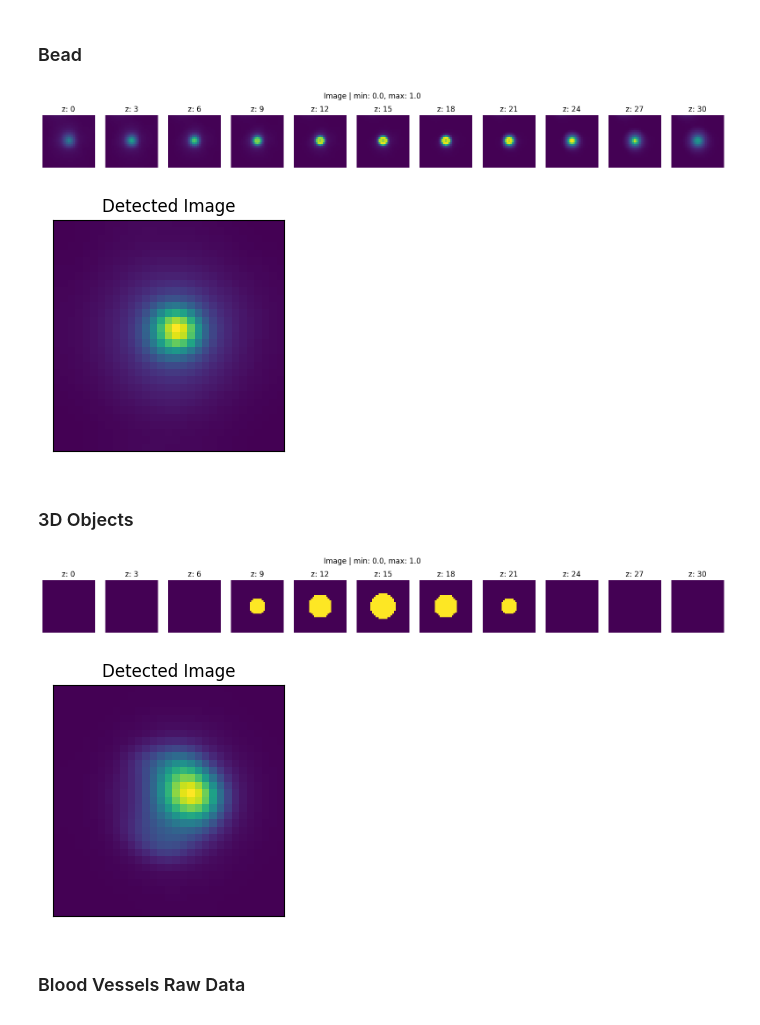
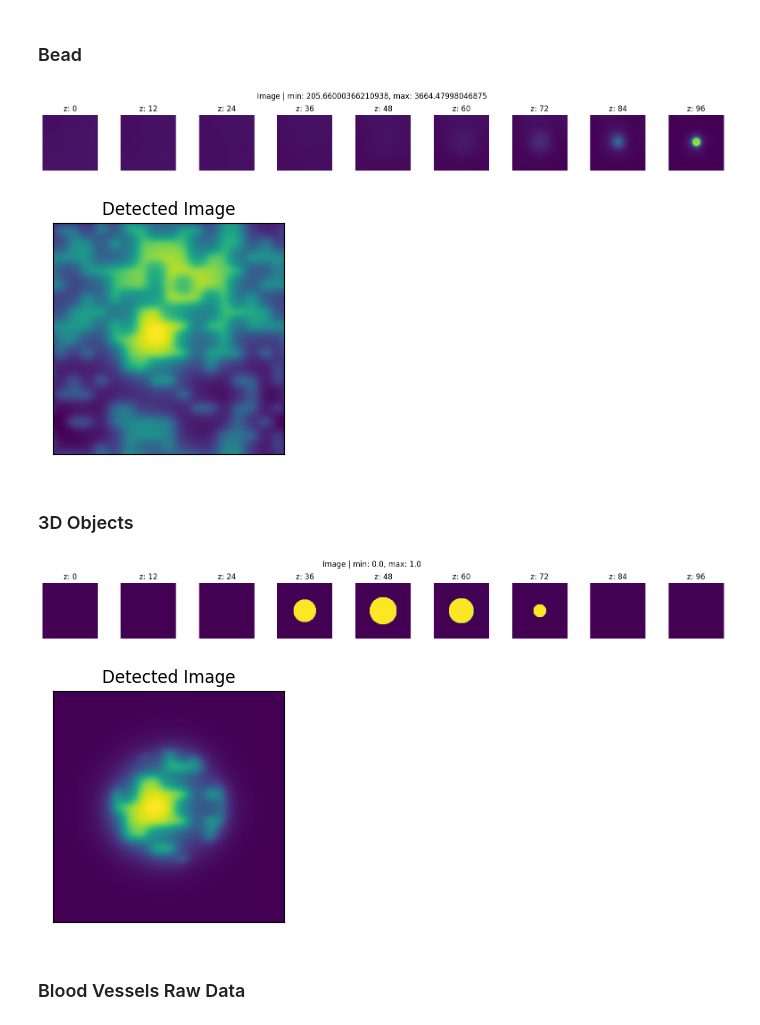
Before and after one commit to sanjith1999/FRIS, a Jupyter notebook: forward_model/forward_model.ipynb, the cells around one changed output. Drawn from its saved outputs; the diff is of its cells as text; code cells hidden in the pictures.

```diff
--- a/forward_model/forward_model.ipynb
+++ b/forward_model/forward_model.ipynb
@@ -192,7 +192,7 @@ Rindex= 1.518
 lambda_= 532.0/ 1000 #um
 dx= 0.1 #um
 
-Nx,Ny,Nz = 31,31,31
+Nx,Ny,Nz = 101,101,101
 device= torch.device('cuda' if torch.cuda.is_available() else 'cpu')
 # %%
 # INITIALIZATION
@@ -218,20 +218,15 @@ def forward_model(X, ht_2D,verbose = 0):
     H1 = conv_3D(exPSF_3D, ht_3D)
     H2 = (H1.abs()**2).sum(dim= 0)
 
-    # Normalize The Image
-    min_val = torch.min(X)                              # mean = torch.mean(X)
-    max_val = torch.max(X)                              # std = torch.std(X)
-    nor_X = (X - min_val) / (max_val - min_val)         # nor_X = (X - mean) / std
-
     # OPERATIONS
-    H3 = nor_X * H2
+    H3 = X * H2
     Y = conv_3D(emPSF_3D, H3).abs()[0]
     det_Y = Y[round(Nz/2),:,:]
 
     # Excitation Pattern Convolved with Coherent PSF : H2
     coherent_out = H2.detach().cpu().numpy()
     # Normalized Image : X
-    I = nor_X[0].detach().cpu().numpy()
+    I = X[0].detach().cpu().numpy()
 
     # Image at Camera: Y
     R = Y.detach().cpu().numpy()
@@ -252,7 +247,7 @@ def forward_model(X, ht_2D,verbose = 0):
 
     return det_Y
 # %%
-patch_size= min(Nx,Ny)//20
+patch_size= max(min(Nx,Ny)//20,1)
 Ht_2D= (torch.randn(Nx//patch_size, Ny//patch_size)>0).float()
 Ht_2D = Ht_2D.repeat_interleave(patch_size+1, dim= 0).repeat_interleave(patch_size+1, dim= 1)[:Nx, :Ny]
 show_image(Ht_2D, "Excitation Pattern",fig_size = (5,5))
@@ -278,40 +273,40 @@ for slice_index in range(low_l,up_l):
     # Store the image data in the tensor
     X[0,slice_index-low_l, :, :] = r_image
 
-_=forward_model(X,Ht_2D, 2)
+_=forward_model(X,Ht_2D,2)
 # %% [output]
-[figure, old version]
+[figure, new version]
-[figure, old version]
+[figure, new version]
 # %% [markdown]
 ### 3D Objects
 # %%
 # Create a grid of points in the 3D tensor space
-x = torch.linspace(-1, 1, Ny)
-y = torch.linspace(-1, 1, Nx)
+x = torch.linspace(-1, 1, Nx)
+y = torch.linspace(-1, 1, Ny)
 z = torch.linspace(-1, 1, Nz)
 
 # Create a meshgrid from the points
-x, y, z = torch.meshgrid(x, y, z)
+x, y, z = torch.meshgrid(z,x,y)
 
 # Define the center and radius of the sphere
 center = torch.tensor([0.0, 0.0, 0.0])
 radius = 0.5
 
 # Calculate the distance from each point in the grid to the center
 distance = torch.sqrt((x - center[0])**2 + (y - center[1])**2 + (z - center[2])**2)
 
 # Create a mask to identify points inside the sphere
 inside_sphere = distance <= radius
 inside_sphere = inside_sphere.unsqueeze(0)
 # Initialize a 3D tensor with zeros and set the values inside the sphere to white (1.0)
 spherical_object = torch.zeros(1,Nz, Nx, Ny).float().to(device)
 spherical_object[inside_sphere] = 1.0
 
 
-_=forward_model(spherical_object,Ht_2D, 2)
+_=forward_model(spherical_object,Ht_2D,2)
 # %% [output]
-[figure, old version]
+[figure, new version]
-[figure, old version]
+[figure, new version]
 # %% [markdown]
 ### Blood Vessels Raw Data
 # %%
```
Also changed, not shown: parts of 8 cells of this notebook.
